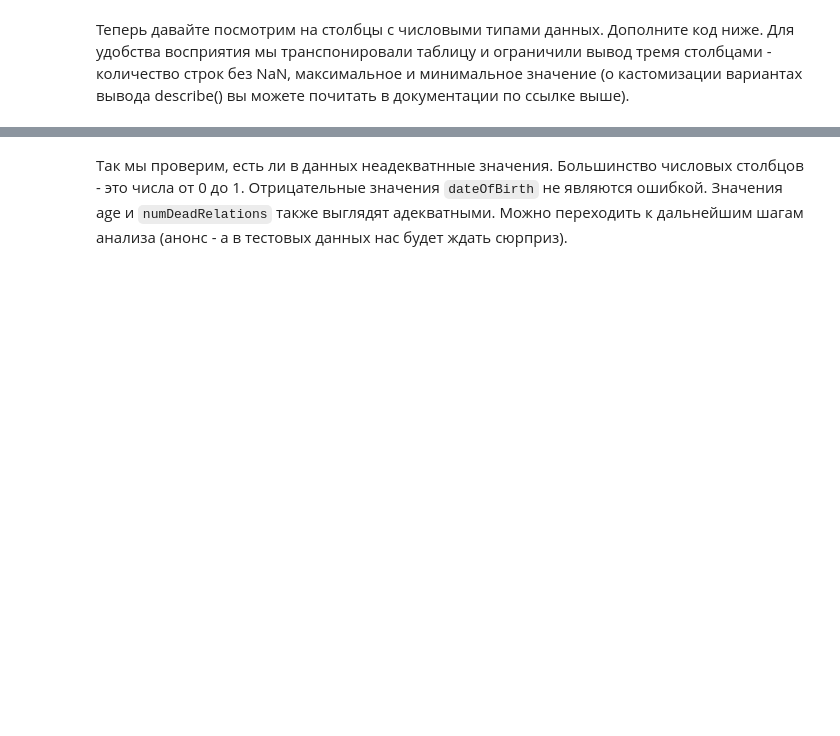
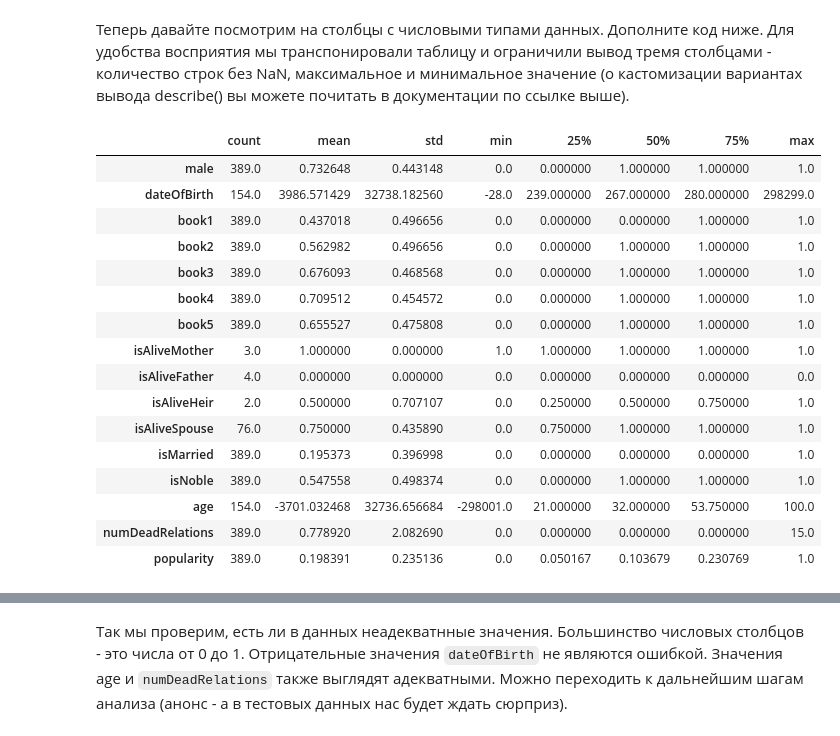
Before and after one commit to smakopyan/dls_part_1, a Jupyter notebook: Homeworks/hw_1_game_of_thrones.ipynb, the cells around one changed output, grey strips where cells are left out. Saved outputs shown, nothing was run; the diff lists cells and outputs as text; code cells hidden in the pictures; blank space fills up the shorter version.

```diff
--- a/Homeworks/hw_1_game_of_thrones.ipynb
+++ b/Homeworks/hw_1_game_of_thrones.ipynb
@@ -107,5 +107,7 @@ import matplotlib
 import seaborn as sns
 # %% [markdown]
 **Задание 1.2.** Загрузите датасет в Pandas DataFrame при помощи функции `read_csv`. Вместо дефолтных наименований строк `0,1,...`, при помощи параметра `index_col`, сделайте значения колонки `S.No` наименованиями строк:
+# %%
+data = pd.read_csv('/content/game_of_thrones_test.csv', index_col='S.No')
 # %%
-data = # ...
+data.head()
@@ -122,3 +163,23 @@ data.describe(include = 'object').T
 # %% [markdown]
 Теперь давайте посмотрим на столбцы с числовыми типами данных. Дополните код ниже. Для удобства восприятия мы транспонировали таблицу и ограничили вывод тремя столбцами - количество строк без NaN, максимальное и минимальное значение (о кастомизации вариантах вывода describe() вы можете почитать в документации по ссылке выше).
+# %%
+data.describe(exclude = 'object').T
+# %% [output]
+|  | count | mean | std | min | 25% | 50% | 75% | max |
+| male | 389.0 | 0.732648 | 0.443148 | 0.0 | 0.000000 | 1.000000 | 1.000000 | 1.0 |
+| dateOfBirth | 154.0 | 3986.571429 | 32738.182560 | -28.0 | 239.000000 | 267.000000 | 280.000000 | 298299.0 |
+| book1 | 389.0 | 0.437018 | 0.496656 | 0.0 | 0.000000 | 0.000000 | 1.000000 | 1.0 |
+| book2 | 389.0 | 0.562982 | 0.496656 | 0.0 | 0.000000 | 1.000000 | 1.000000 | 1.0 |
+| book3 | 389.0 | 0.676093 | 0.468568 | 0.0 | 0.000000 | 1.000000 | 1.000000 | 1.0 |
+| book4 | 389.0 | 0.709512 | 0.454572 | 0.0 | 0.000000 | 1.000000 | 1.000000 | 1.0 |
+| book5 | 389.0 | 0.655527 | 0.475808 | 0.0 | 0.000000 | 1.000000 | 1.000000 | 1.0 |
+| isAliveMother | 3.0 | 1.000000 | 0.000000 | 1.0 | 1.000000 | 1.000000 | 1.000000 | 1.0 |
+| isAliveFather | 4.0 | 0.000000 | 0.000000 | 0.0 | 0.000000 | 0.000000 | 0.000000 | 0.0 |
+| isAliveHeir | 2.0 | 0.500000 | 0.707107 | 0.0 | 0.250000 | 0.500000 | 0.750000 | 1.0 |
+| isAliveSpouse | 76.0 | 0.750000 | 0.435890 | 0.0 | 0.750000 | 1.000000 | 1.000000 | 1.0 |
+| isMarried | 389.0 | 0.195373 | 0.396998 | 0.0 | 0.000000 | 0.000000 | 0.000000 | 1.0 |
+| isNoble | 389.0 | 0.547558 | 0.498374 | 0.0 | 0.000000 | 1.000000 | 1.000000 | 1.0 |
+| age | 154.0 | -3701.032468 | 32736.656684 | -298001.0 | 21.000000 | 32.000000 | 53.750000 | 100.0 |
+| numDeadRelations | 389.0 | 0.778920 | 2.082690 | 0.0 | 0.000000 | 0.000000 | 0.000000 | 15.0 |
+| popularity | 389.0 | 0.198391 | 0.235136 | 0.0 | 0.050167 | 0.103679 | 0.230769 | 1.0 |
 # %%
```
Also changed, not shown: parts of 4 cells of this notebook.
